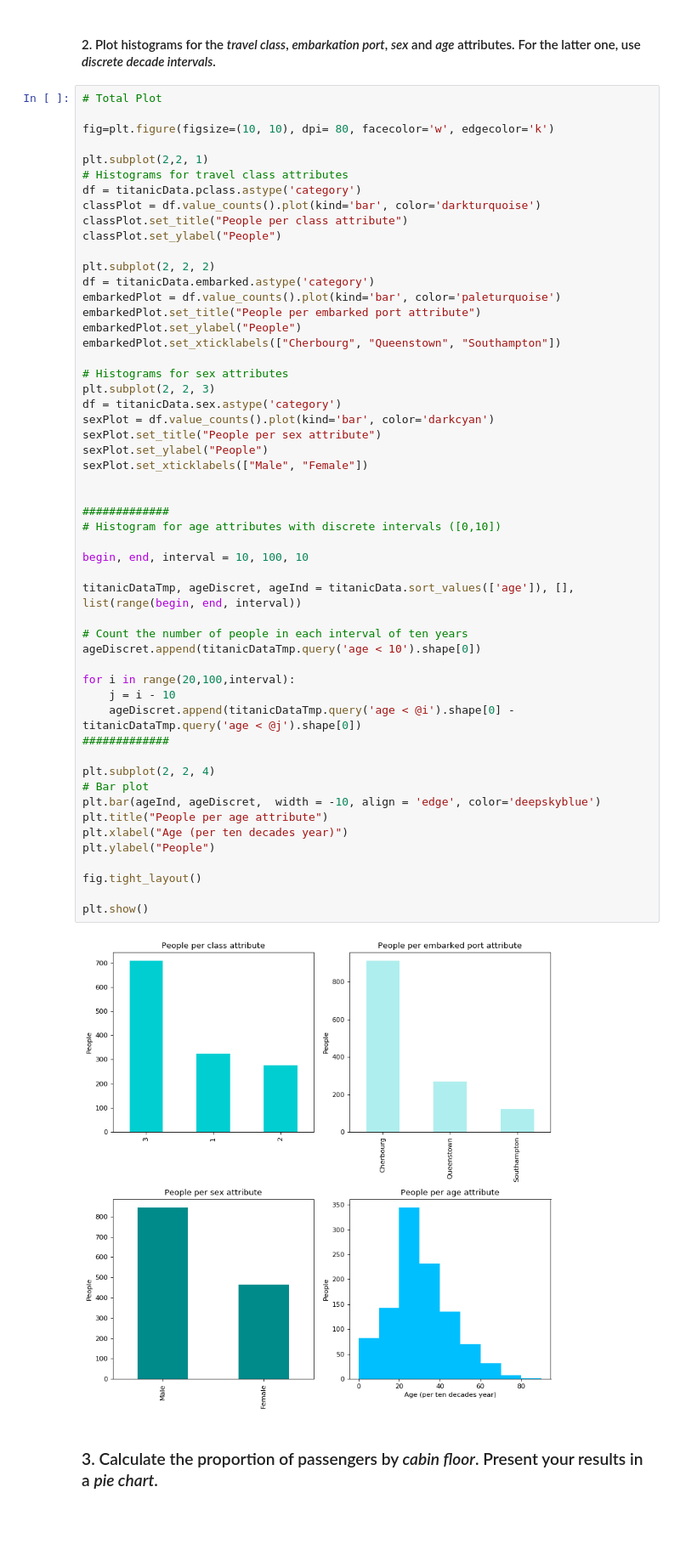
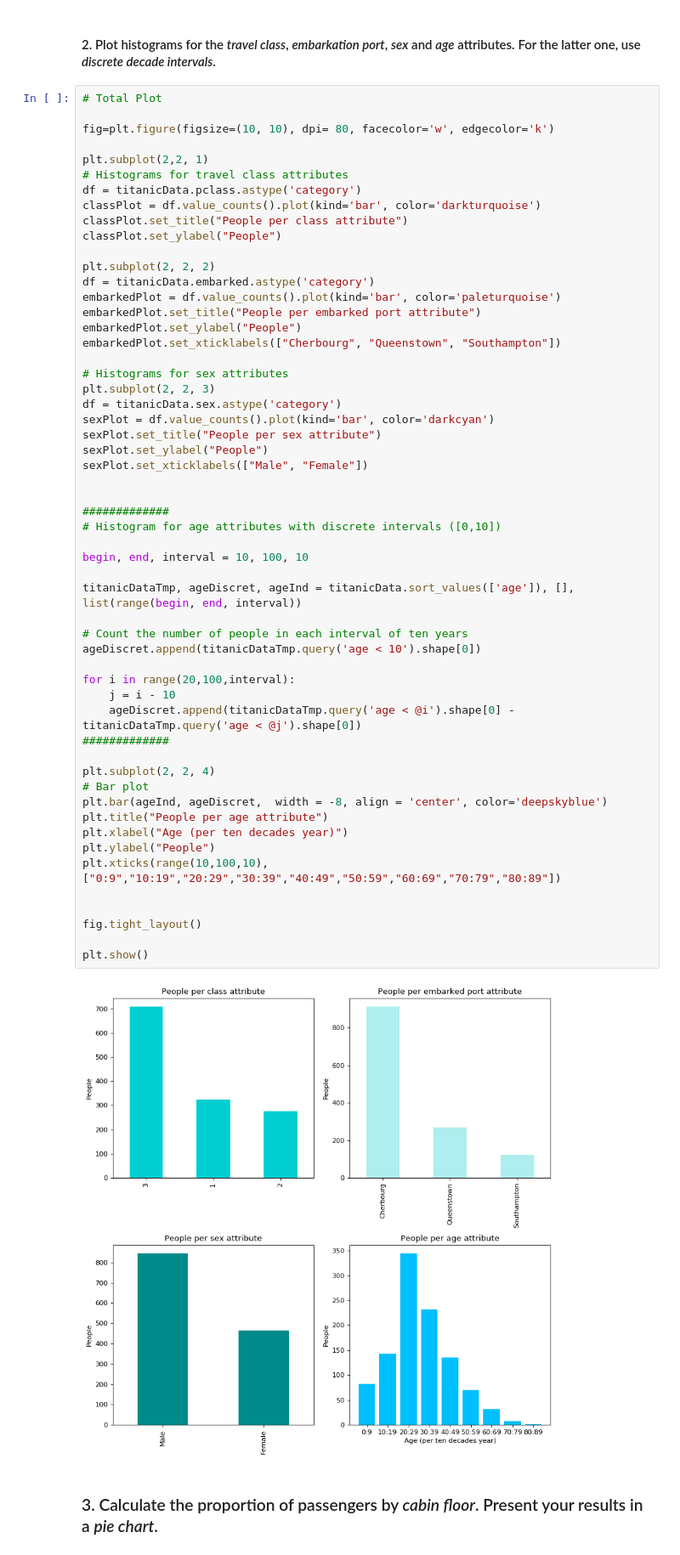
Before and after one commit to julied20/ada-2017, a Jupyter notebook: Homeworks/Homework01/Homework 1.ipynb, the cells around one changed output. Shown at 85% size. Saved outputs shown, nothing was run; the diff lists cells and outputs as text; blank space fills up the shorter version.

Commit message:
Update graph task 3

```diff
--- a/Homeworks/Homework01/Homework 1.ipynb
+++ b/Homeworks/Homework01/Homework 1.ipynb
@@ -397,35 +397,37 @@ sexPlot = df.value_counts().plot(kind='bar', color='darkcyan')
 sexPlot.set_title("People per sex attribute")
 sexPlot.set_ylabel("People")
 sexPlot.set_xticklabels(["Male", "Female"])
 
 
 #############
 # Histogram for age attributes with discrete intervals ([0,10])
 
 begin, end, interval = 10, 100, 10
 
 titanicDataTmp, ageDiscret, ageInd = titanicData.sort_values(['age']), [], list(range(begin, end, interval))
 
 # Count the number of people in each interval of ten years
 ageDiscret.append(titanicDataTmp.query('age < 10').shape[0])
 
 for i in range(20,100,interval):
     j = i - 10
     ageDiscret.append(titanicDataTmp.query('age < @i').shape[0] - titanicDataTmp.query('age < @j').shape[0])
 #############
 
 plt.subplot(2, 2, 4)
 # Bar plot
-plt.bar(ageInd, ageDiscret,  width = -10, align = 'edge', color='deepskyblue')
+plt.bar(ageInd, ageDiscret,  width = -8, align = 'center', color='deepskyblue')
 plt.title("People per age attribute")
 plt.xlabel("Age (per ten decades year)")
 plt.ylabel("People")
+plt.xticks(range(10,100,10), ["0:9","10:19","20:29","30:39","40:49","50:59","60:69","70:79","80:89"])
+
 
 fig.tight_layout()
 
 plt.show()
 # %% [output]
-[figure, old version]
+[figure, new version]
 # %% [markdown]
 ### 3. Calculate the proportion of passengers by *cabin floor*. Present your results in a *pie chart*.
 # %%
```
